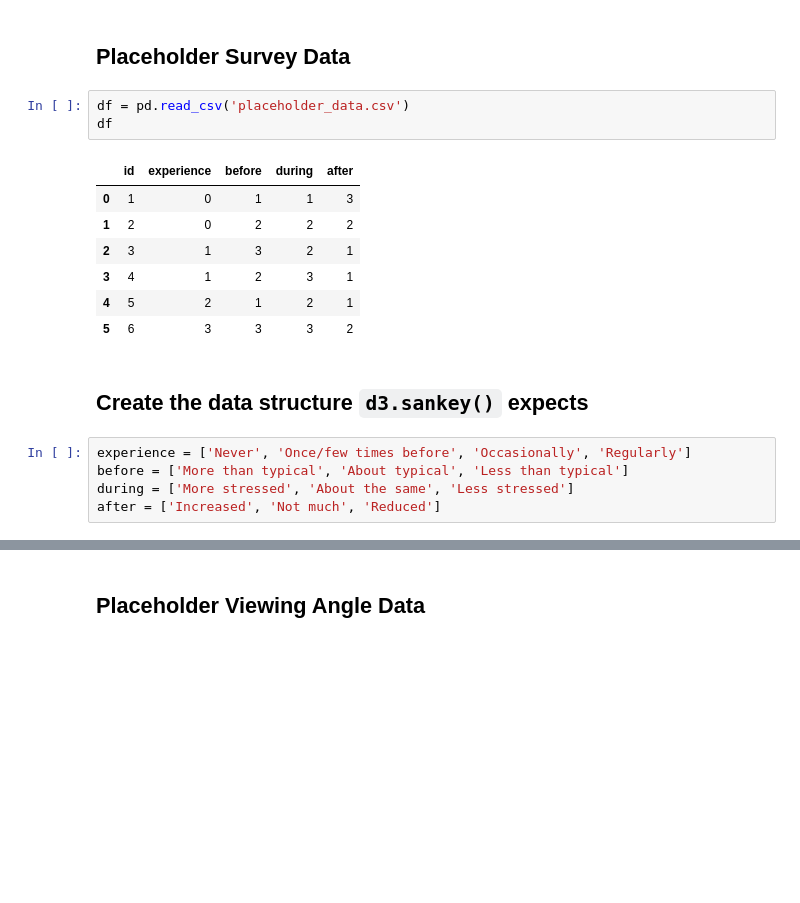
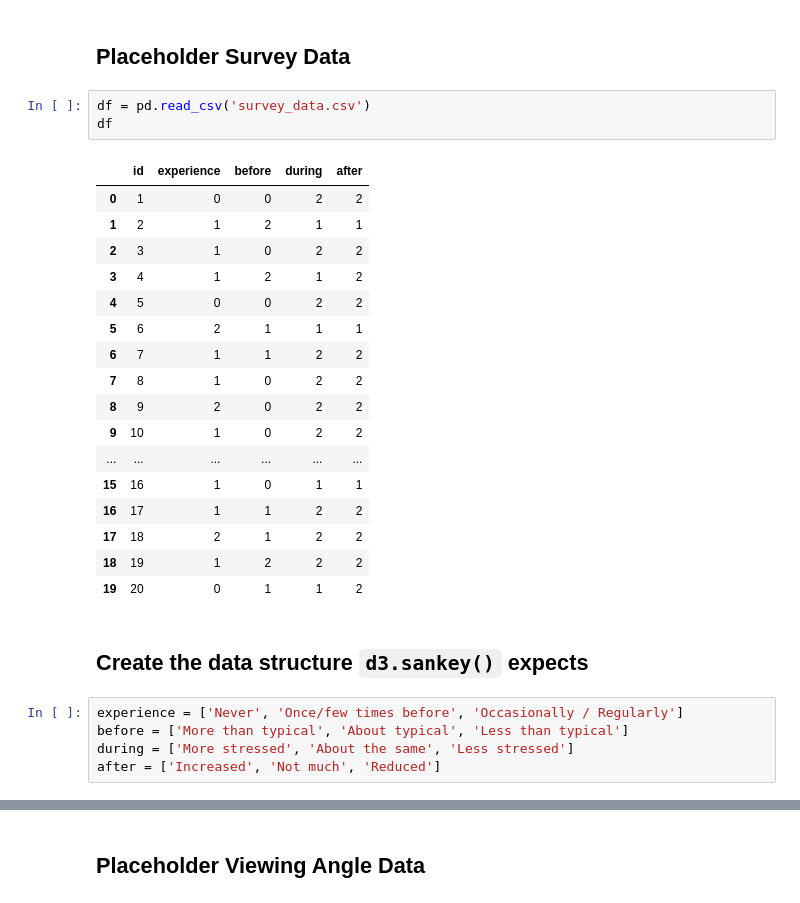
Before and after one commit to ChanGarrickT/ECS272-Final-Project-VR, a Jupyter notebook: raw_data/ProcessSurvey.ipynb, the cells around one changed output, grey strips where cells are left out. Cells and saved outputs as stored; diff of their text form; blank space fills up the shorter version.

Commit message:
Added all study data

```diff
--- a/raw_data/ProcessSurvey.ipynb
+++ b/raw_data/ProcessSurvey.ipynb
@@ -6,20 +6,30 @@ import random
 # %% [markdown]
 ## Placeholder Survey Data
 # %%
-df = pd.read_csv('placeholder_data.csv')
+df = pd.read_csv('survey_data.csv')
 df
 # %% [output]
 |  | id | experience | before | during | after |
-| 0 | 1 | 0 | 1 | 1 | 3 |
-| 1 | 2 | 0 | 2 | 2 | 2 |
-| 2 | 3 | 1 | 3 | 2 | 1 |
-| 3 | 4 | 1 | 2 | 3 | 1 |
-| 4 | 5 | 2 | 1 | 2 | 1 |
-| 5 | 6 | 3 | 3 | 3 | 2 |
+| 0 | 1 | 0 | 0 | 2 | 2 |
+| 1 | 2 | 1 | 2 | 1 | 1 |
+| 2 | 3 | 1 | 0 | 2 | 2 |
+| 3 | 4 | 1 | 2 | 1 | 2 |
+| 4 | 5 | 0 | 0 | 2 | 2 |
+| 5 | 6 | 2 | 1 | 1 | 1 |
+| 6 | 7 | 1 | 1 | 2 | 2 |
+| 7 | 8 | 1 | 0 | 2 | 2 |
+| 8 | 9 | 2 | 0 | 2 | 2 |
+| 9 | 10 | 1 | 0 | 2 | 2 |
+| ... | ... | ... | ... | ... | ... |
+| 15 | 16 | 1 | 0 | 1 | 1 |
+| 16 | 17 | 1 | 1 | 2 | 2 |
+| 17 | 18 | 2 | 1 | 2 | 2 |
+| 18 | 19 | 1 | 2 | 2 | 2 |
+| 19 | 20 | 0 | 1 | 1 | 2 |
 # %% [markdown]
 ## Create the data structure `d3.sankey()` expects
 # %%
-experience = ['Never', 'Once/few times before', 'Occasionally', 'Regularly']
+experience = ['Never', 'Once/few times before', 'Occasionally / Regularly']
 before = ['More than typical', 'About typical', 'Less than typical']
 during = ['More stressed', 'About the same', 'Less stressed']
 after = ['Increased', 'Not much', 'Reduced']
```
Also changed, not shown: parts of 2 cells of this notebook, 10 other files.
